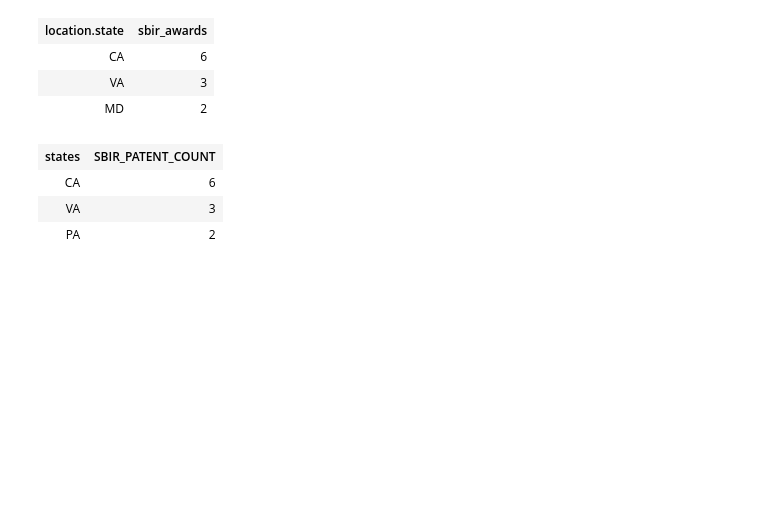
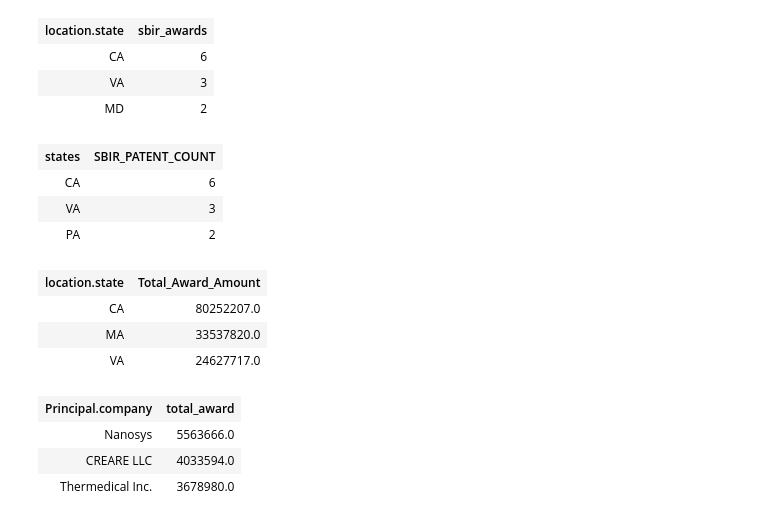
Before and after one commit to sj-ucsd/SBIR_Patent_analysis, a Jupyter notebook: neo4j_graph_etl.ipynb, the cells around one changed output. Drawn from its saved outputs; the diff is of its cells as text; code cells hidden in the pictures; blank space fills up the shorter version.

Commit message:
Add files via upload
added query 3 and 4

```diff
--- a/neo4j_graph_etl.ipynb
+++ b/neo4j_graph_etl.ipynb
@@ -779,3 +779,29 @@ graph.run(cypher_FP_query2)
 | CA | 6 |
 | VA | 3 |
 | PA | 2 |
+# %%
+#3. What states are benefiting the most from SBIR?
+cypher_FP_query3 = """
+MATCH (sbir:Sbir_Award)-[:AWARDED_TO]->(principal:Principal)-[:WORKSIN]->(location:Location)
+RETURN location.state, SUM(sbir.award_amount) AS Total_Award_Amount
+ORDER BY Total_Award_Amount DESC
+"""
+graph.run(cypher_FP_query3)
+# %% [output]
+| location.state | Total_Award_Amount |
+| CA | 80252207.0 |
+| MA | 33537820.0 |
+| VA | 24627717.0 |
+# %%
+#4.What businesses receive the most SBIR awards
+cypher_FP_query4 = """
+MATCH (Sbir_Award)-[:AWARDED_TO]->(Principal)
+RETURN Principal.company, sum(Sbir_Award.award_amount) AS total_award
+ORDER BY total_award desc;
+"""
+graph.run(cypher_FP_query4)
+# %% [output]
+| Principal.company | total_award |
+| Nanosys | 5563666.0 |
+| CREARE LLC | 4033594.0 |
+| Thermedical Inc. | 3678980.0 |
```
Also changed, not shown: 1 other file.
